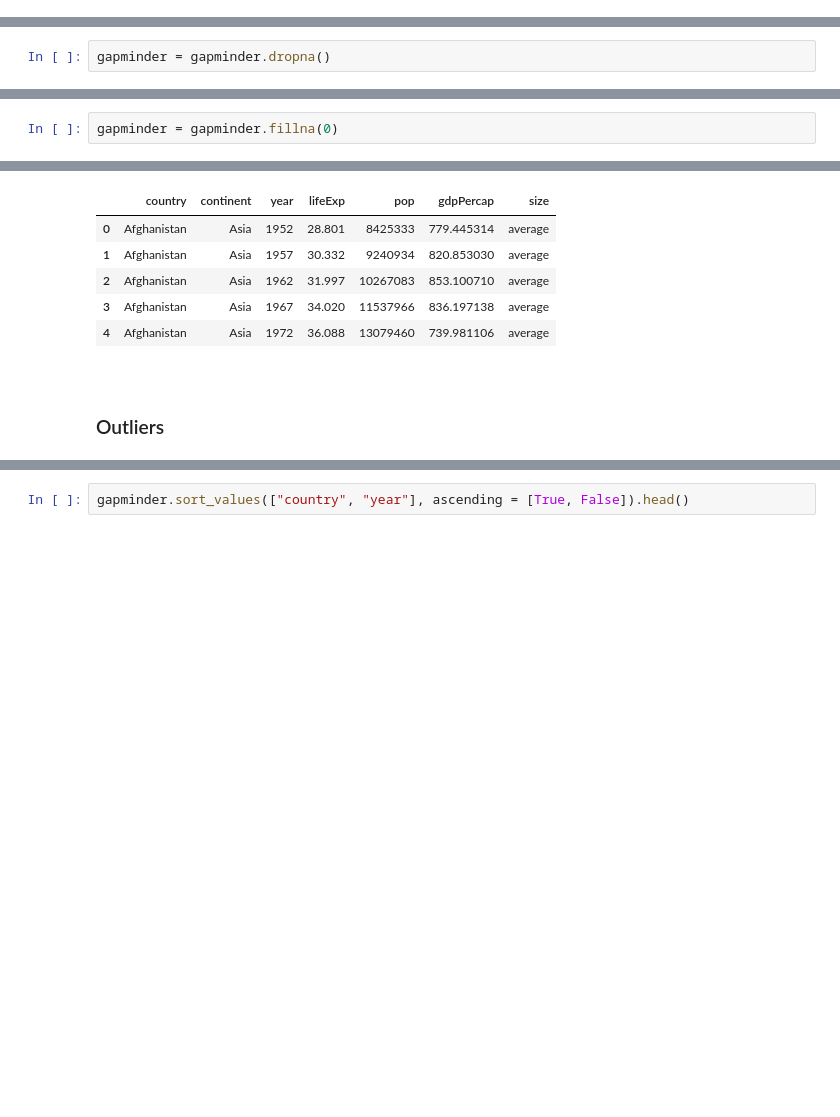
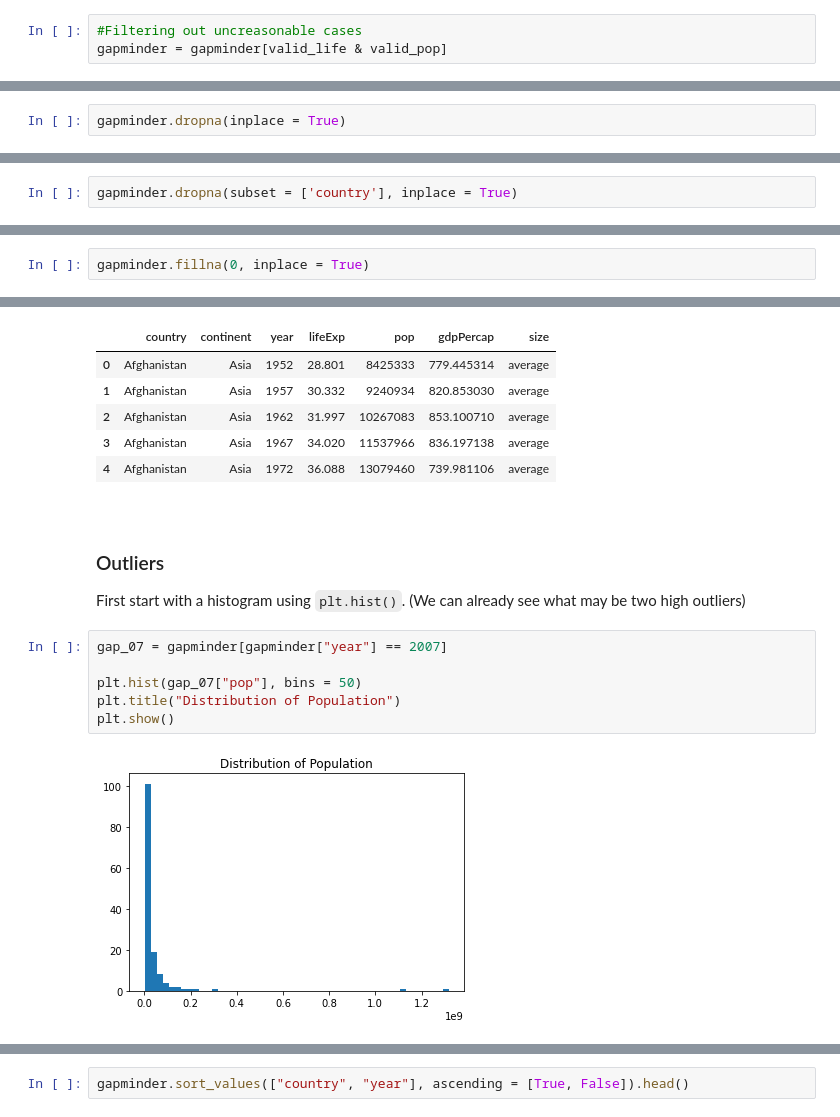
Before and after one commit to social-lorax/howto_codebooks, a Jupyter notebook: Sheets_Py/py_pandas.ipynb, the cells around one changed output, grey strips where cells are left out. Cells and saved outputs as stored; diff of their text form; blank space fills up the shorter version.

```diff
--- a/Sheets_Py/py_pandas.ipynb
+++ b/Sheets_Py/py_pandas.ipynb
@@ -83,0 +98,3 @@ array(['Asia', 'Europe', 'Africa', 'Americas', 'Oceania'], dtype=object)
+# %%
+#Filtering out uncreasonable cases
+gapminder = gapminder[valid_life & valid_pop]
@@ -190,4 +249,4 @@ dtype: int64
 
 `.dropna()` removes entire rows with missing values
 # %%
-gapminder = gapminder.dropna()
+gapminder.dropna(inplace = True)
@@ -194,9 +255,11 @@ gapminder = gapminder.dropna()
+# %%
+gapminder.dropna(subset = ['country'], inplace = True)
 # %% [markdown]
 <br>
 
 `.fillna()` replaces all missing values with the specified value
 # %%
-gapminder = gapminder.fillna(0)
+gapminder.fillna(0, inplace = True)
 # %%
 gapminder["country"] = gapminder["country"].fillna("Missing")
 # %% [markdown]
@@ -227,3 +290,13 @@ gapminder.drop_duplicates(["continent", "year"]).head()
 <br>
 
 ### Outliers
+
+First start with a histogram using `plt.hist()`. (We can already see what may be two high outliers)
+# %%
+gap_07 = gapminder[gapminder["year"] == 2007]
+
+plt.hist(gap_07["pop"], bins = 50)
+plt.title("Distribution of Population")
+plt.show()
+# %% [output]
+[figure, added]
```
Also changed, not shown: parts of 32 cells of this notebook, 1 other file.
